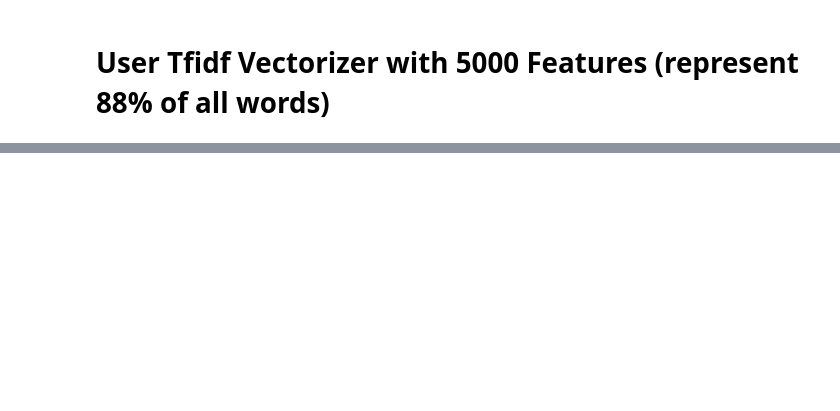
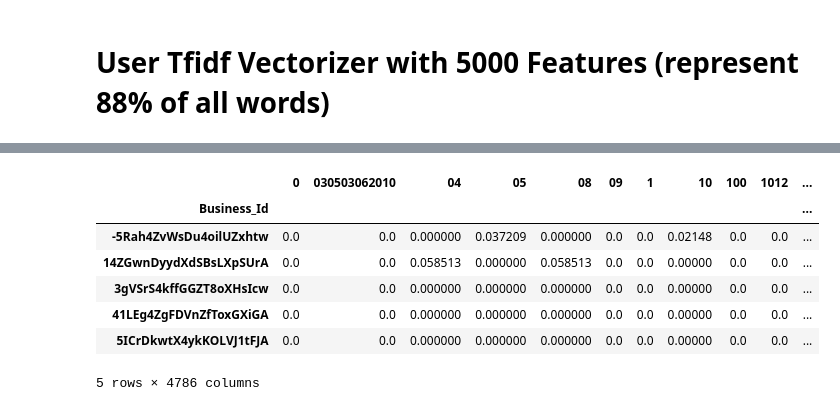
Before and after one commit to MariloyH/Restaurant_recommendation_system, a Jupyter notebook: ML_model/TokenAnalizer.ipynb, the cells around one changed output, grey strips where cells are left out. Drawn from its saved outputs; the diff is of its cells as text; code cells hidden in the pictures; blank space fills up the shorter version.

```diff
--- a/ML_model/TokenAnalizer.ipynb
+++ b/ML_model/TokenAnalizer.ipynb
@@ -60,5 +229,5 @@ business_df.head()
 # %%
-userid_df = userid_df.groupby('user_id').agg({'text': ' '.join})
-business_df = business_df.groupby('business_id').agg({'text': ' '.join})
+userid_df = userid_df.groupby('User_Id').agg({'Reviews': ' '.join})
+business_df = business_df.groupby('Business_Id').agg({'Reviews': ' '.join})
 # %%
 userid_df.head()
@@ -78,5 +258,5 @@ userid_vectors
 # %%
 #Business id vectorizer
 businessid_vectorizer = TfidfVectorizer(tokenizer = WordPunctTokenizer().tokenize, max_features=5000)
-businessid_vectors = businessid_vectorizer.fit_transform(business_df['text'])
+businessid_vectors = businessid_vectorizer.fit_transform(business_df['Reviews'])
 businessid_vectors.shape
@@ -95,3 +297,14 @@ Q.head()
+# %%
+Q.head()
+# %% [output]
+|  | 0 | 030503062010 | 04 | 05 | 08 | 09 | 1 | 10 | 100 | 1012 | ... |
+| Business_Id |  |  |  |  |  |  |  |  |  |  | ... |
+| -5Rah4ZvWsDu4oilUZxhtw | 0.0 | 0.0 | 0.000000 | 0.037209 | 0.000000 | 0.0 | 0.0 | 0.02148 | 0.0 | 0.0 | ... |
+| 14ZGwnDyydXdSBsLXpSUrA | 0.0 | 0.0 | 0.058513 | 0.000000 | 0.058513 | 0.0 | 0.0 | 0.00000 | 0.0 | 0.0 | ... |
+| 3gVSrS4kffGGZT8oXHsIcw | 0.0 | 0.0 | 0.000000 | 0.000000 | 0.000000 | 0.0 | 0.0 | 0.00000 | 0.0 | 0.0 | ... |
+| 41LEg4ZgFDVnZfToxGXiGA | 0.0 | 0.0 | 0.000000 | 0.000000 | 0.000000 | 0.0 | 0.0 | 0.00000 | 0.0 | 0.0 | ... |
+| 5ICrDkwtX4ykKOLVJ1tFJA | 0.0 | 0.0 | 0.000000 | 0.000000 | 0.000000 | 0.0 | 0.0 | 0.00000 | 0.0 | 0.0 | ... |
+5 rows × 4786 columns
 # %%
 def matrix_factorization(R, P, Q, steps=25, gamma=0.001,lamda=0.02):
     for step in range(steps):
```
Also changed, not shown: parts of 38 cells of this notebook.
